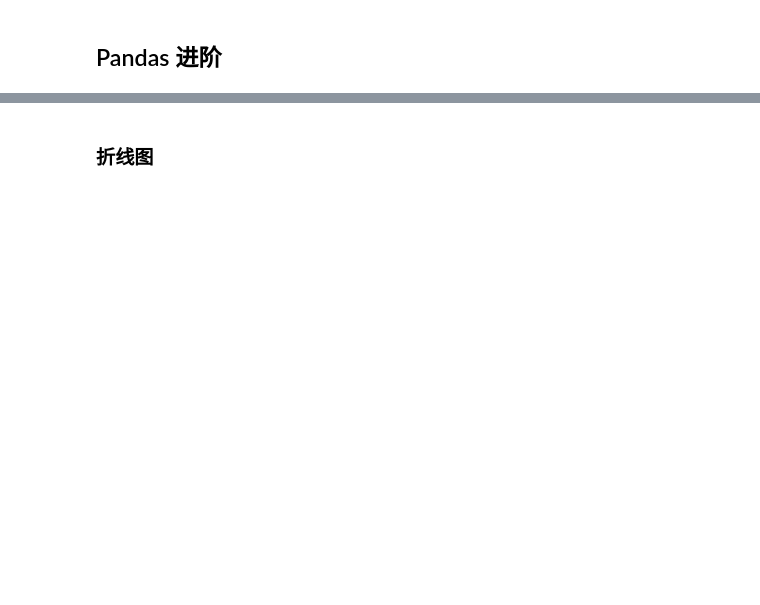
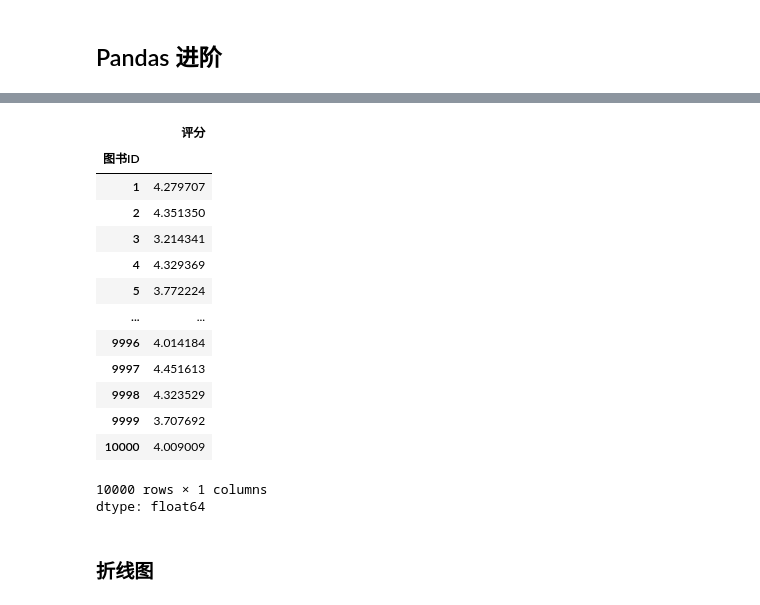
Before and after one commit to wkwbk/ipynb, a Jupyter notebook: 机器学习/课堂代码.ipynb, the cells around one changed output, grey strips where cells are left out. Saved outputs shown, nothing was run; the diff lists cells and outputs as text; code cells hidden in the pictures; blank space fills up the shorter version.

```diff
--- a/机器学习/课堂代码.ipynb
+++ b/机器学习/课堂代码.ipynb
@@ -171,11 +241,26 @@ print(f"numpy 数组用时{total_time}毫秒。")
 # %%
 import pandas as pd
 # 读取 rating.txt 文件，不使用表头，并为列命名
-data = pd.read_csv('rating.txt', header=None, names=['读者 ID', '图书
-ID', '评分'])
-# 按照 '图书 ID' 分组，并计算每组的 '评分' 平均值
-result = data.groupby('图书 ID')['评分'].mean()
+data = pd.read_csv('rating.txt',header=None,names=['读者ID','图书ID','评分'])
+# 按照 '图书ID' 分组，并计算每组的 '评分' 平均值
+result = data.groupby('图书ID')['评分'].mean()
 # 输出结果
-Result
+result
+# %% [output]
+|  | 评分 |
+| 图书ID |  |
+| 1 | 4.279707 |
+| 2 | 4.351350 |
+| 3 | 3.214341 |
+| 4 | 4.329369 |
+| 5 | 3.772224 |
+| ... | ... |
+| 9996 | 4.014184 |
+| 9997 | 4.451613 |
+| 9998 | 4.323529 |
+| 9999 | 3.707692 |
+| 10000 | 4.009009 |
+10000 rows × 1 columns
+dtype: float64
 # %% [markdown]
 ### 折线图
```
Also changed, not shown: parts of 16 cells of this notebook.
